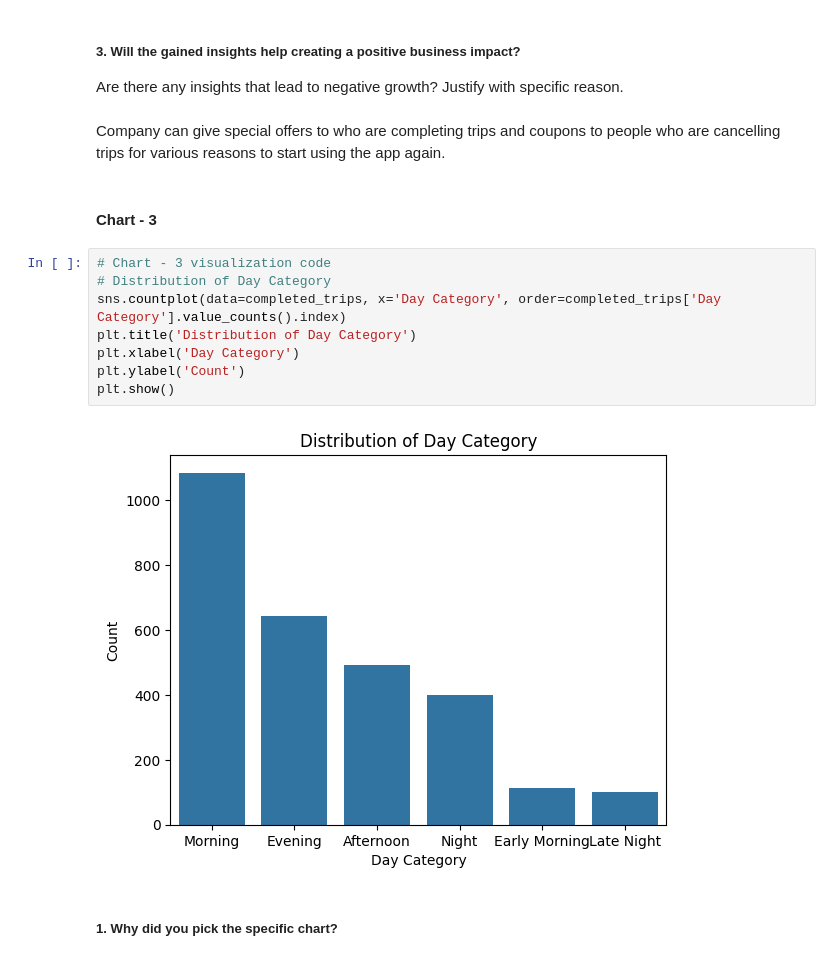
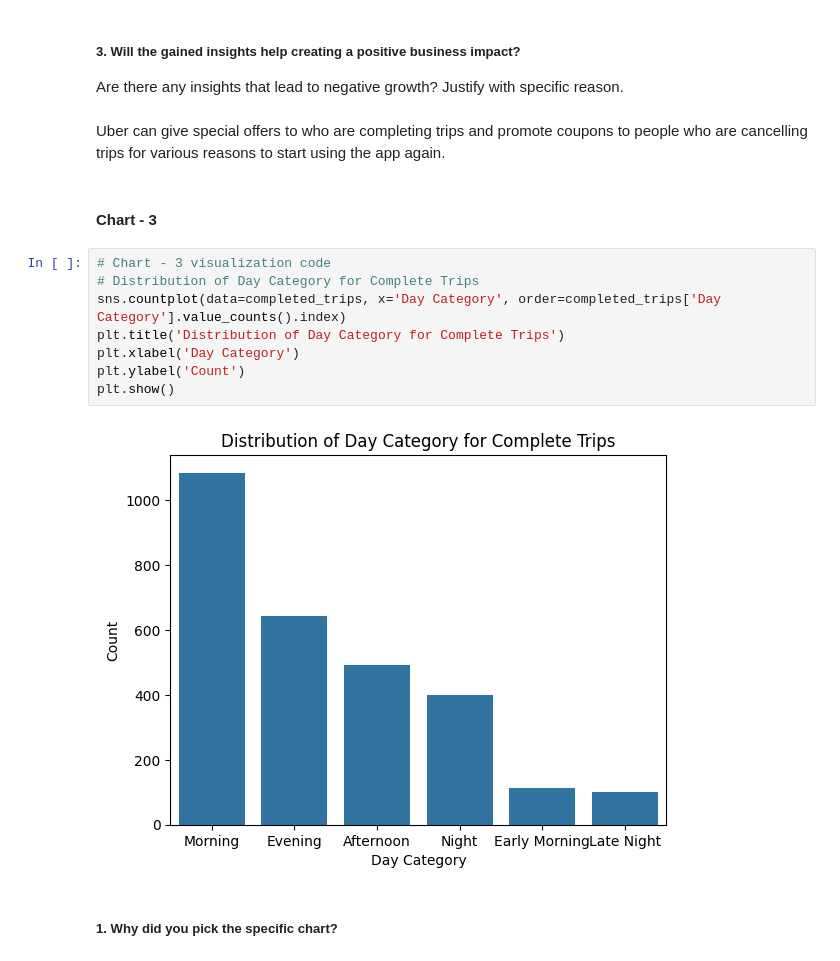
Before and after one commit to karthikdoguparthi/Uber-Supply-Demand-Gaps, a Jupyter notebook: UBER_Supply_Demand_Gaps.ipynb, the cells around one changed output. Drawn from its saved outputs; the diff is of its cells as text.

```diff
--- a/UBER_Supply_Demand_Gaps.ipynb
+++ b/UBER_Supply_Demand_Gaps.ipynb
@@ -336,19 +353,19 @@ Though the trip completions are more we also have a high count of No car avalabi
 ##### 3. Will the gained insights help creating a positive business impact?
 Are there any insights that lead to negative growth? Justify with specific reason.
 # %% [markdown]
-Company can give special offers to who are completing trips and coupons to people who are cancelling trips for various reasons to start using the app again.
+Uber can give special offers to who are completing trips and promote coupons to people who are cancelling trips for various reasons to start using the app again.
 # %% [markdown]
 #### Chart - 3
 # %%
 # Chart - 3 visualization code
-# Distribution of Day Category
+# Distribution of Day Category for Complete Trips
 sns.countplot(data=completed_trips, x='Day Category', order=completed_trips['Day Category'].value_counts().index)
-plt.title('Distribution of Day Category')
+plt.title('Distribution of Day Category for Complete Trips')
 plt.xlabel('Day Category')
 plt.ylabel('Count')
 plt.show()
 # %% [output]
-[figure, old version]
+[figure, new version]
 # %% [markdown]
 ##### 1. Why did you pick the specific chart?
 # %% [markdown]
```
Also changed, not shown: parts of 33 cells of this notebook.
